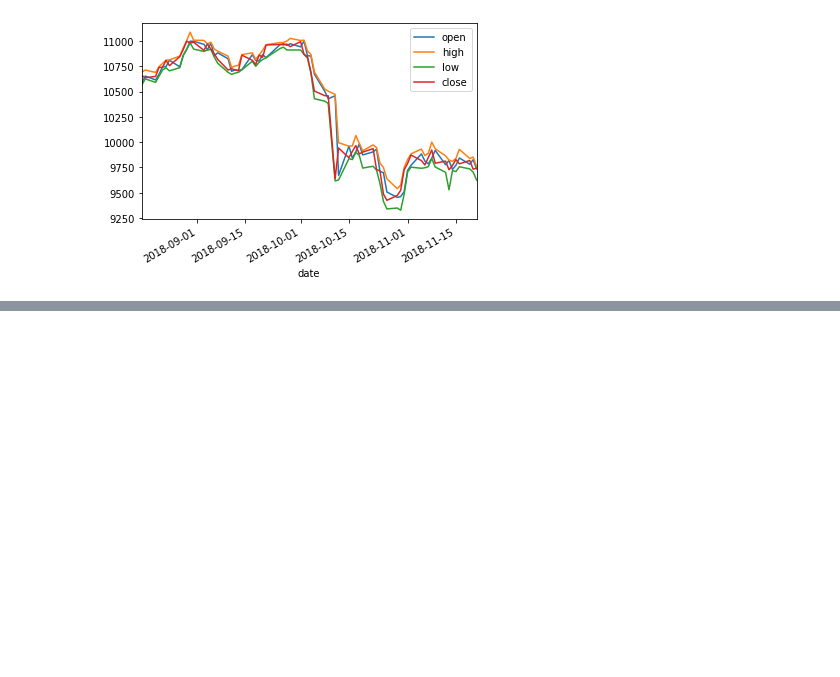
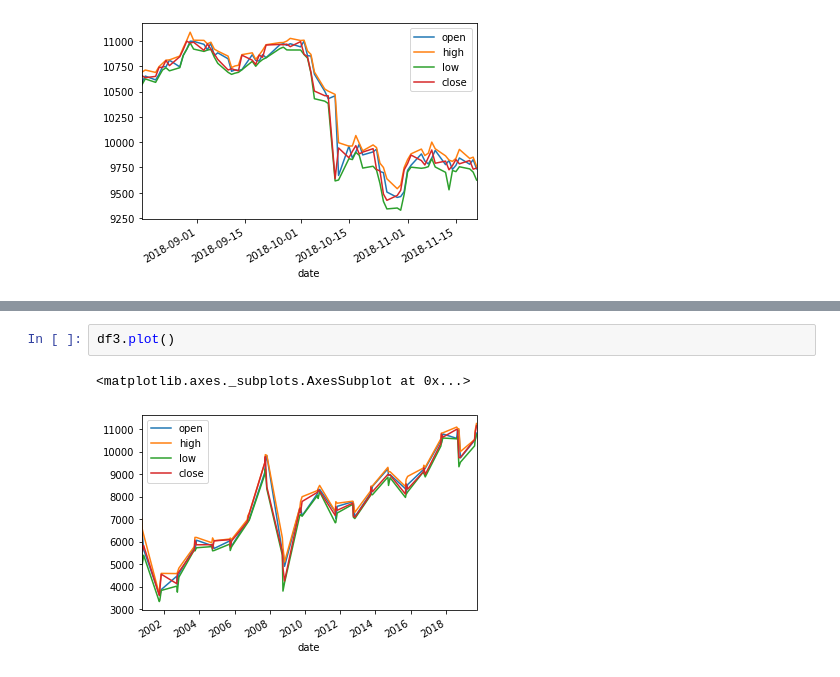
Before and after one commit to tewei0328/AI, a Jupyter notebook: stockprice.ipynb, the cells around one changed output, grey strips where cells are left out. Saved outputs shown, nothing was run; the diff lists cells and outputs as text; blank space fills up the shorter version.

```diff
--- a/stockprice.ipynb
+++ b/stockprice.ipynb
@@ -54,0 +74,5 @@ df1['2018'].plot()
+# %%
+df3.plot()
+# %% [output]
+<matplotlib.axes._subplots.AxesSubplot at 0x...>
+[figure, added]
```
Also changed, not shown: parts of 4 cells of this notebook.
